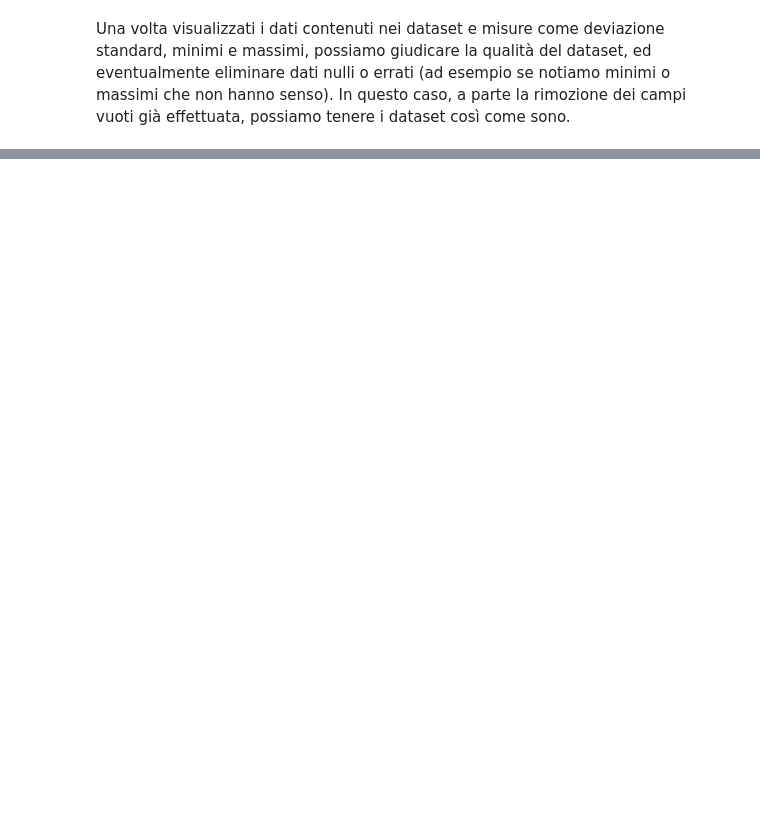
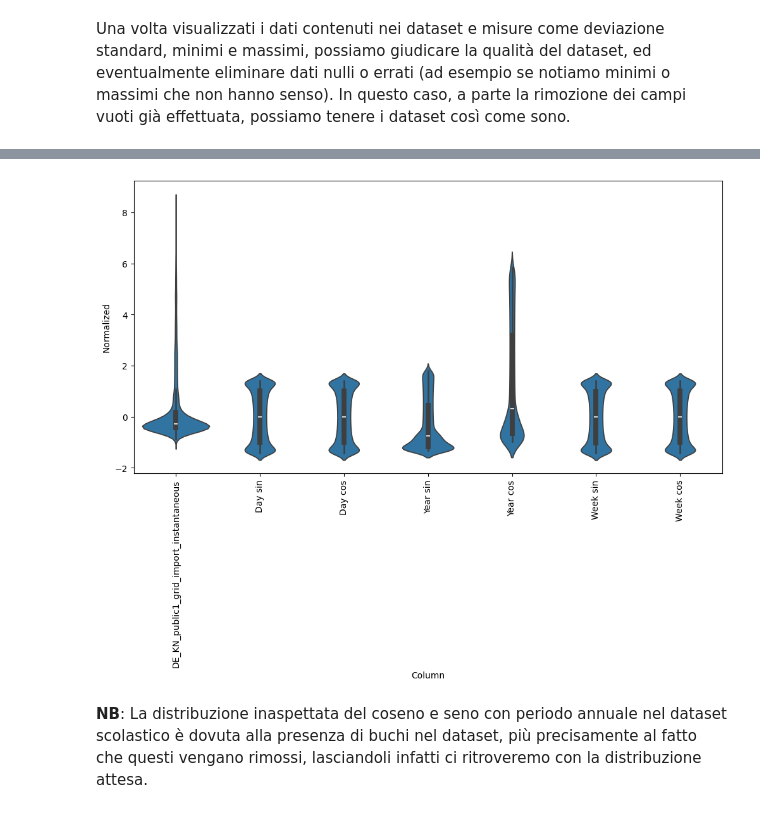
Before and after one commit to legitSamuel0029/time-series-forecasting-for-energy-import, a Jupyter notebook: playground.ipynb, the cells around one changed output, grey strips where cells are left out. Saved outputs shown, nothing was run; the diff lists cells and outputs as text; code cells hidden in the pictures; blank space fills up the shorter version.

```diff
--- a/playground.ipynb
+++ b/playground.ipynb
@@ -306,0 +591,10 @@ Possiamo notare come non siano ovvie le frequenze più importanti per ogni datas
+# %%
+df_std_school = (df_school - train_mean_school) / train_std_school
+df_std_school = df_std_school.melt(var_name="Column", value_name="Normalized")
+plt.figure(figsize=(12, 6))
+ax = sns.violinplot(x="Column", y="Normalized", data=df_std_school)
+_ = ax.set_xticklabels(df_school.keys(), rotation=90)
+# %% [output]
+[figure, added]
+# %% [markdown]
+__NB__: La distribuzione inaspettata del coseno e seno con periodo annuale nel dataset scolastico è dovuta alla presenza di buchi nel dataset, più precisamente al fatto che questi vengano rimossi, lasciandoli infatti ci ritroveremo con la distribuzione attesa.
```
Also changed, not shown: parts of 98 cells of this notebook, 11 other files.
